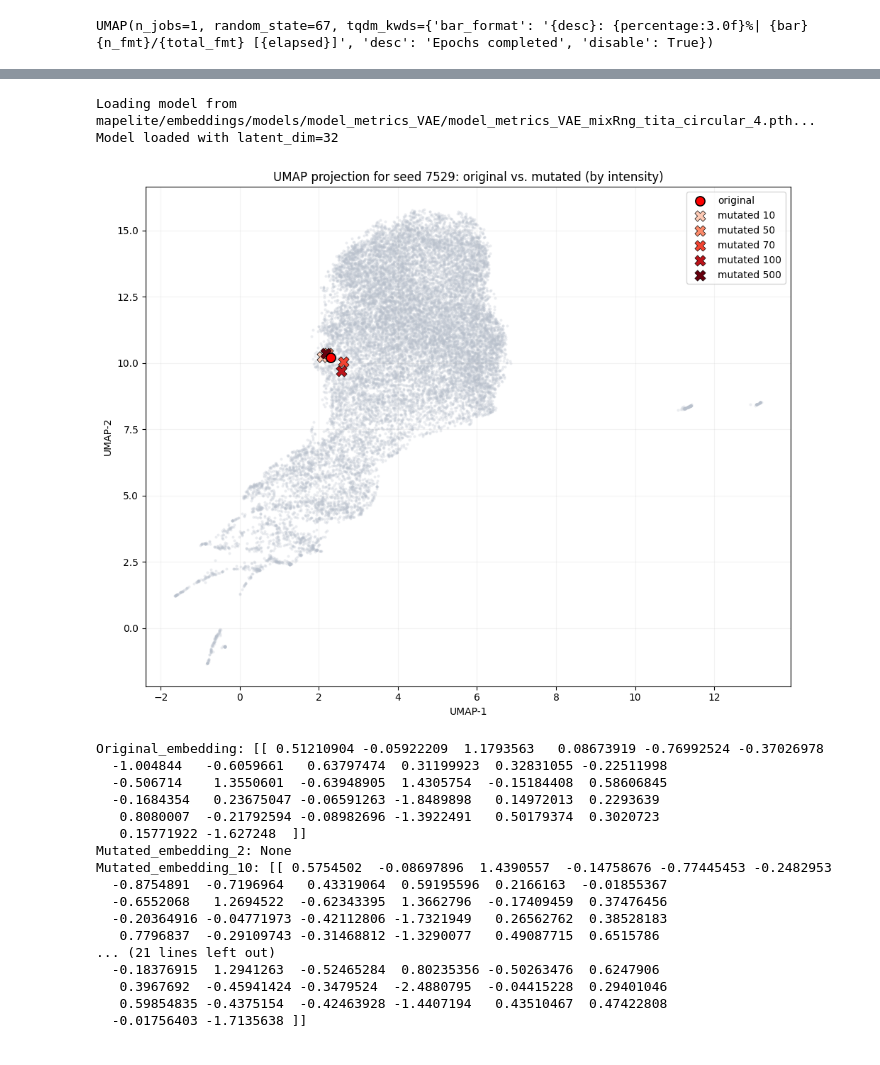
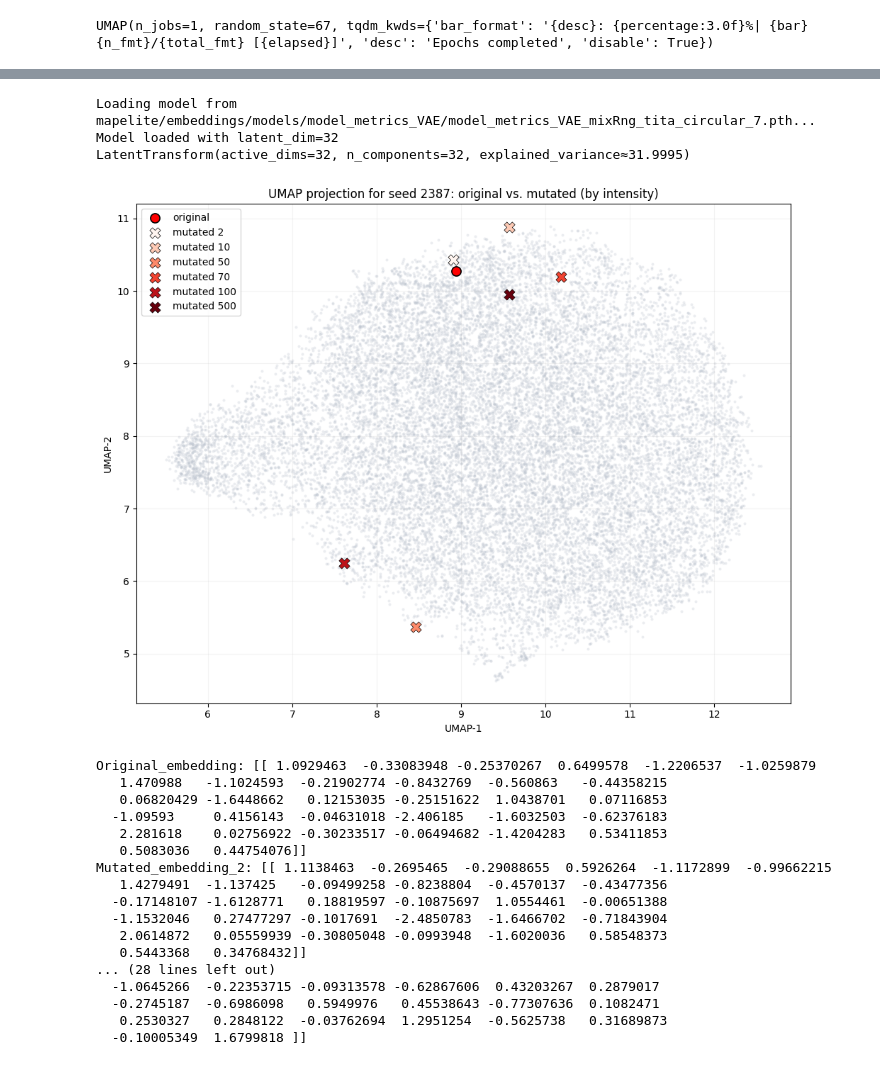
Before and after one commit to zibasPk/Novelty-Search-for-Racing-Track-Design, a Jupyter notebook: mapelite/data_analysis/vae_sensitivity_analysis.ipynb, the cells around one changed output, grey strips where cells are left out. Saved outputs shown, nothing was run; the diff lists cells and outputs as text; code cells hidden in the pictures.

```diff
--- a/mapelite/data_analysis/vae_sensitivity_analysis.ipynb
+++ b/mapelite/data_analysis/vae_sensitivity_analysis.ipynb
@@ -1,8 +1,8 @@
 # %%
 import numpy as np
 import umap
-_dataset_path = "mapelite/datasets/track_embeddings_metrics_32dim_rngMixDS_tita_circular_5.npz"
-EMBEDDING_MODEL_PATH = "mapelite/embeddings/models/model_metrics_VAE/model_metrics_VAE_mixRng_tita_circular_5.pth"
+_dataset_path = "mapelite/datasets/track_embeddings_metrics_32dim_rngMixDS_tita_circular_7.npz"
+EMBEDDING_MODEL_PATH = "mapelite/embeddings/models/model_metrics_VAE/model_metrics_VAE_mixRng_tita_circular_7.pth"
 _data = np.load(_dataset_path)
 _embeddings = _data["embeddings"]
 
@@ -186,8 +184,10 @@ Mutated track keys: dict_keys(['dataSet', 'selectedCells'])
 # %%
 import matplotlib.pyplot as plt
 from mapelite.evaluator import EvaluatorMetrics
+from mapelite.measure_space import MeasureSpace
 
-evaluator = EvaluatorMetrics.load_pretrained(EMBEDDING_MODEL_PATH)
+measure_space = MeasureSpace(_dataset_path)
+evaluator = EvaluatorMetrics.load_pretrained(EMBEDDING_MODEL_PATH, measure_space)
 
 def _convert_metrics_to_embedding(metrics_data):
     """Convert raw metric data to VAE embedding."""
@@ -247,49 +247,50 @@ for seed, payload in results_by_seed.items():
             mutated_umap[:, 1],
             s=120,
             c=[color],
             marker="X",
             edgecolors="black",
             linewidths=0.5,
             label=f"mutated {intensity}",
             zorder=3,
         )
 
     for intensity in intensities:
         handle = mutated_handles.get(intensity)
         if handle is None:
             continue
         legend_handles.append(handle)
         legend_labels.append(f"mutated {intensity}")
 
     ax.set_title(f"UMAP projection for seed {seed}: original vs. mutated (by intensity)")
     ax.set_xlabel("UMAP-1")
     ax.set_ylabel("UMAP-2")
     ax.legend(legend_handles, legend_labels, frameon=True)
     ax.grid(alpha=0.15)
     plt.tight_layout()
     plt.show()
 
     print("Original_embedding:", original_embedding)
     for intensity in intensities:
         print(f"Mutated_embedding_{intensity}:", mutated_embeddings_by_intensity.get(intensity))
 # %% [output]
-Loading model from mapelite/embeddings/models/model_metrics_VAE/model_metrics_VAE_mixRng_tita_circular_4.pth...
+Loading model from mapelite/embeddings/models/model_metrics_VAE/model_metrics_VAE_mixRng_tita_circular_7.pth...
 Model loaded with latent_dim=32
+LatentTransform(active_dims=32, n_components=32, explained_variance≈31.9995)
-[figure, old version]
+[figure, new version]
-Original_embedding: [[ 0.51210904 -0.05922209  1.1793563   0.08673919 -0.76992524 -0.37026978
-  -1.004844   -0.6059661   0.63797474  0.31199923  0.32831055 -0.22511998
-  -0.506714    1.3550601  -0.63948905  1.4305754  -0.15184408  0.58606845
-  -0.1684354   0.23675047 -0.06591263 -1.8489898   0.14972013  0.2293639
-   0.8080007  -0.21792594 -0.08982696 -1.3922491   0.50179374  0.3020723
-   0.15771922 -1.627248  ]]
-Mutated_embedding_2: None
-Mutated_embedding_10: [[ 0.5754502  -0.08697896  1.4390557  -0.14758676 -0.77445453 -0.2482953
-  -0.8754891  -0.7196964   0.43319064  0.59195596  0.2166163  -0.01855367
-  -0.6552068   1.2694522  -0.62343395  1.3662796  -0.17409459  0.37476456
-  -0.20364916 -0.04771973 -0.42112806 -1.7321949   0.26562762  0.38528183
-   0.7796837  -0.29109743 -0.31468812 -1.3290077   0.49087715  0.6515786
-... (21 lines left out)
-  -0.18376915  1.2941263  -0.52465284  0.80235356 -0.50263476  0.6247906
-   0.3967692  -0.45941424 -0.3479524  -2.4880795  -0.04415228  0.29401046
-   0.59854835 -0.4375154  -0.42463928 -1.4407194   0.43510467  0.47422808
-  -0.01756403 -1.7135638 ]]
+Original_embedding: [[ 1.0929463  -0.33083948 -0.25370267  0.6499578  -1.2206537  -1.0259879
+   1.470988   -1.1024593  -0.21902774 -0.8432769  -0.560863   -0.44358215
+   0.06820429 -1.6448662   0.12153035 -0.25151622  1.0438701   0.07116853
+  -1.09593     0.4156143  -0.04631018 -2.406185   -1.6032503  -0.62376183
+   2.281618    0.02756922 -0.30233517 -0.06494682 -1.4204283   0.53411853
+   0.5083036   0.44754076]]
+Mutated_embedding_2: [[ 1.1138463  -0.2695465  -0.29088655  0.5926264  -1.1172899  -0.99662215
+   1.4279491  -1.137425   -0.09499258 -0.8238804  -0.4570137  -0.43477356
+  -0.17148107 -1.6128771   0.18819597 -0.10875697  1.0554461  -0.00651388
+  -1.1532046   0.27477297 -0.1017691  -2.4850783  -1.6466702  -0.71843904
+   2.0614872   0.05559939 -0.30805048 -0.0993948  -1.6020036   0.58548373
+   0.5443368   0.34768432]]
+... (28 lines left out)
+  -1.0645266  -0.22353715 -0.09313578 -0.62867606  0.43203267  0.2879017
+  -0.2745187  -0.6986098   0.5949976   0.45538643 -0.77307636  0.1082471
+   0.2530327   0.2848122  -0.03762694  1.2951254  -0.5625738   0.31689873
+  -0.10005349  1.6799818 ]]
```
Also changed, not shown: parts of 3 cells of this notebook, 11 other files.
